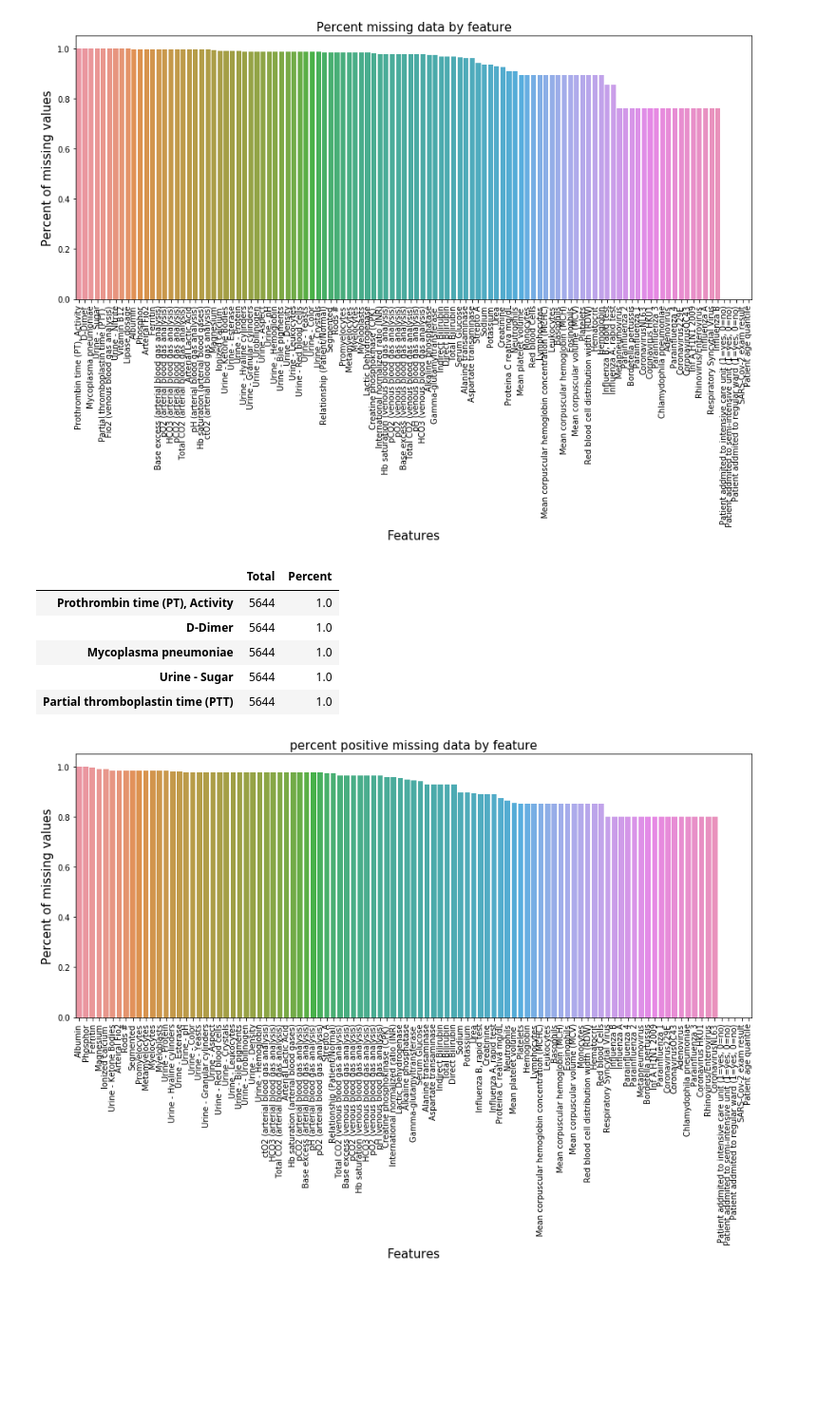
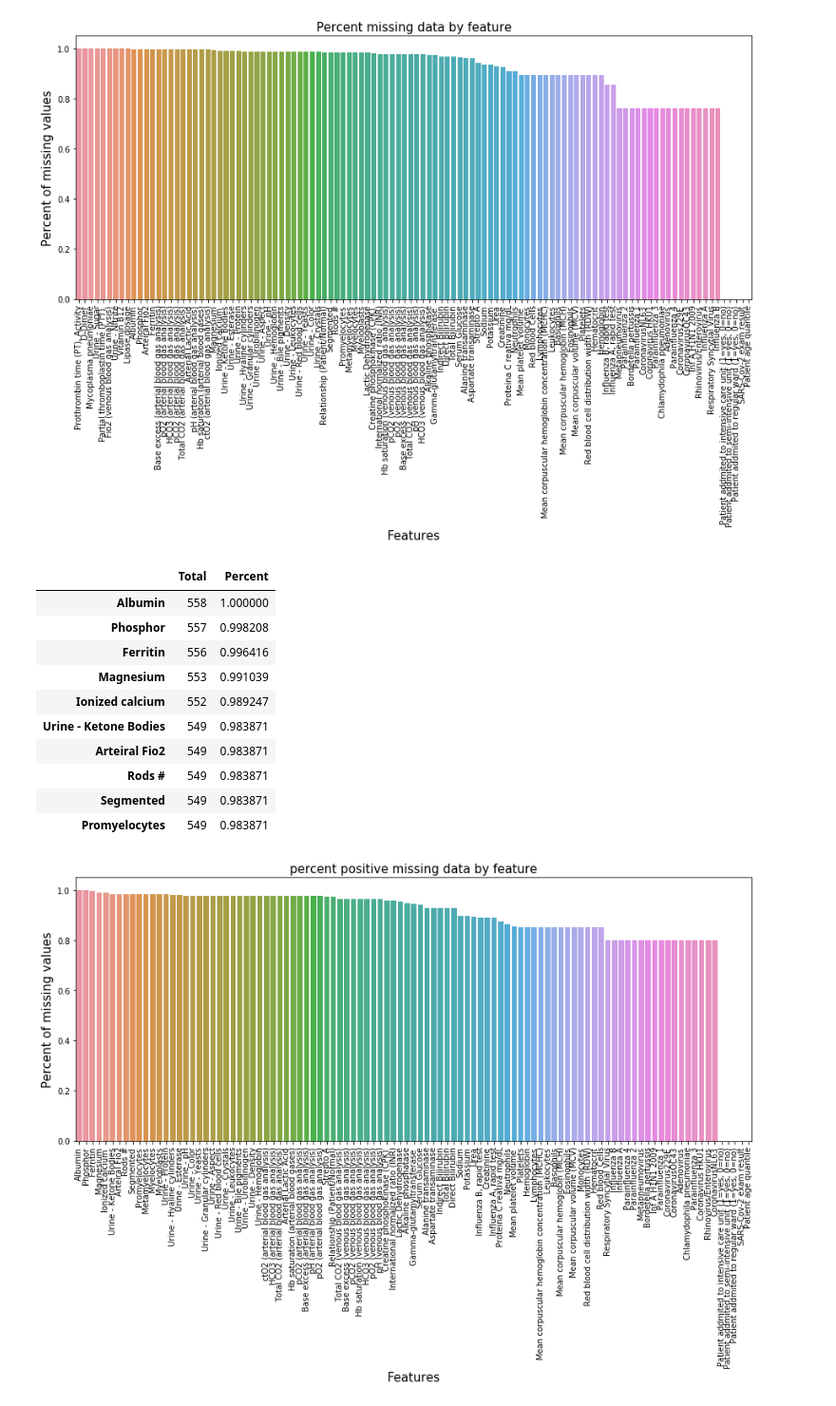
Before and after one commit to isabelatelles/covid19, a Jupyter notebook: Analysis.ipynb, the cells around one changed output. Shown at 95% size. Drawn from its saved outputs; the diff is of its cells as text; code cells hidden in the pictures; blank space fills up the shorter version.

```diff
--- a/Analysis.ipynb
+++ b/Analysis.ipynb
@@ -56,19 +57,24 @@ dataset.drop(columns=columns_to_exclude, inplace=True)
 # %%
 dataset_positive = dataset[dataset['SARS-Cov-2 exam result'] == 'positive']
 
 total_positive = dataset_positive.isnull().sum().sort_values(ascending=False)
 percent_positive = (dataset_positive.isnull().sum()/dataset_positive.isnull().count()).sort_values(ascending=False)
 missing_data_positive = pd.concat([total_positive, percent_positive], axis=1, keys=['Total', 'Percent'])
 
 plot_missing_data(missing_data_positive, 'percent positive missing data by feature')
-missing_data.head()
+missing_data_positive.head(10)
 # %% [output]
 |  | Total | Percent |
-| Prothrombin time (PT), Activity | 5644 | 1.0 |
-| D-Dimer | 5644 | 1.0 |
-| Mycoplasma pneumoniae | 5644 | 1.0 |
-| Urine - Sugar | 5644 | 1.0 |
-| Partial thromboplastin time (PTT) | 5644 | 1.0 |
+| Albumin | 558 | 1.000000 |
+| Phosphor | 557 | 0.998208 |
+| Ferritin | 556 | 0.996416 |
+| Magnesium | 553 | 0.991039 |
+| Ionized calcium | 552 | 0.989247 |
+| Urine - Ketone Bodies | 549 | 0.983871 |
+| Arteiral Fio2 | 549 | 0.983871 |
+| Rods # | 549 | 0.983871 |
+| Segmented | 549 | 0.983871 |
+| Promyelocytes | 549 | 0.983871 |
 [figure]
 # %%
 dataset_negative = dataset[dataset['SARS-Cov-2 exam result'] == 'negative']
```
Also changed, not shown: parts of 5 cells of this notebook.
